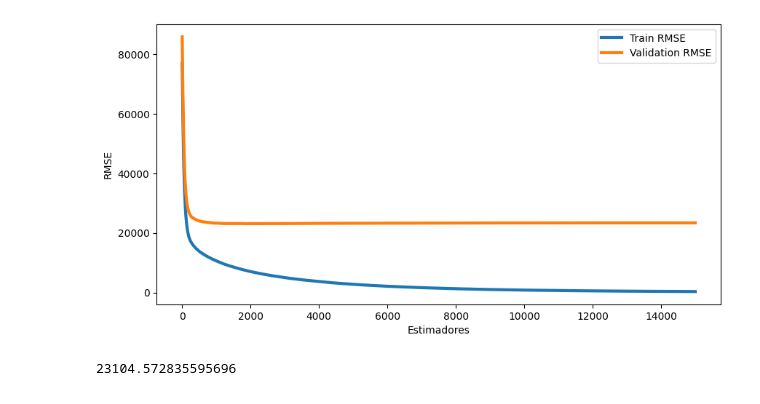
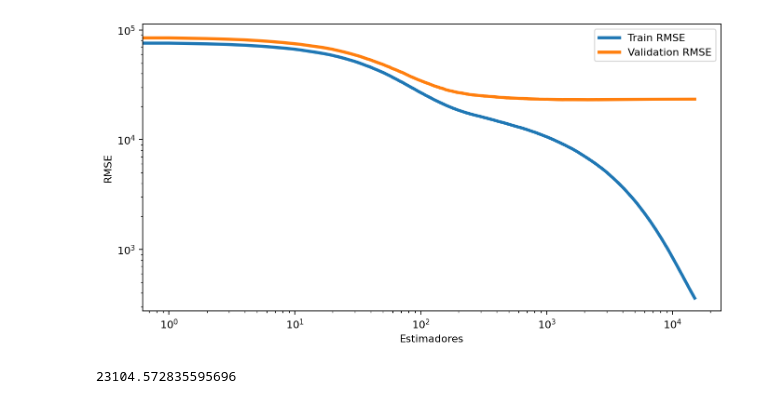
Before and after one commit to FerMarz/ames-housing-2023, a Jupyter notebook: notebooks/Stage5_FinalModel.ipynb, the cells around one changed output. Drawn from its saved outputs; the diff is of its cells as text; code cells hidden in the pictures.

```diff
--- a/notebooks/Stage5_FinalModel.ipynb
+++ b/notebooks/Stage5_FinalModel.ipynb
@@ -10,20 +10,20 @@ xgb_model = joblib.load("..\models\Step6_final_model.pkl")
 # %%
 evals_result = xgb_model.evals_result()
 train_rmse = evals_result["validation_0"]["rmse"]
 val_rmse = evals_result["validation_1"]["rmse"]
 
 # Graficar
-plt.figure(figsize=(10, 5))
+plt.figure(figsize=(10, 5), dpi=160)
 plt.plot(train_rmse, label="Train RMSE", lw=3)
 plt.plot(val_rmse, label="Validation RMSE", lw=3)
 plt.xlabel("Estimadores")
 plt.ylabel("RMSE")
-# plt.xscale("log")
-# plt.yscale("log")
+plt.xscale("log")
+plt.yscale("log")
 plt.legend()
 plt.show()
 # %% [output]
-[figure, old version]
+[figure, new version]
 # %%
 min(val_rmse)
 # %% [output]
```
Also changed, not shown: parts of 4 cells of this notebook, 2 other files.
